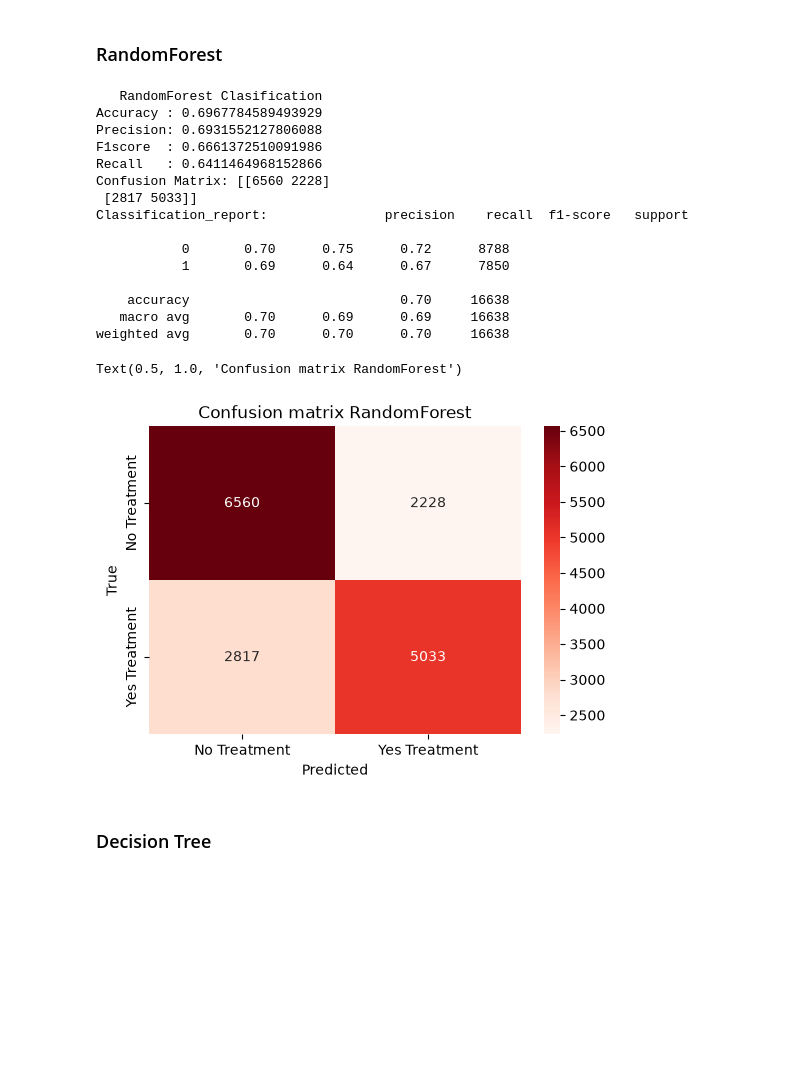
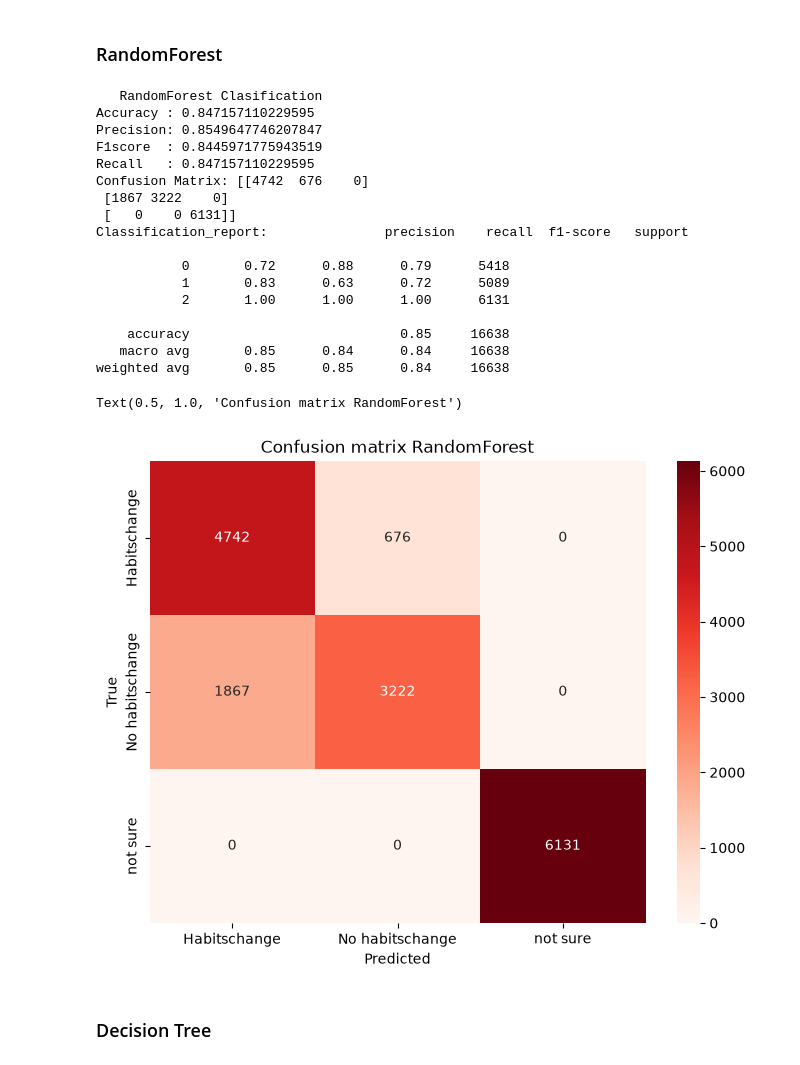
Before and after one commit to freddiekiru324/Capstone-Data-Science-Project, a Jupyter notebook: Mental_health_analysis.ipynb, the cells around one changed output. Cells and saved outputs as stored; diff of their text form; code cells hidden in the pictures; blank space fills up the shorter version.

```diff
--- a/Mental_health_analysis.ipynb
+++ b/Mental_health_analysis.ipynb
@@ -246,11 +252,11 @@ from sklearn.model_selection import train_test_split
 from sklearn.metrics import confusion_matrix,classification_report
 # %%
 #dropping the target
-X=fd.drop(columns=["Treatment"])
-y=fd["Treatment"]
+X=fd.drop(columns=["HabitsChange"])
+y=fd["HabitsChange"]
 #encoding string values to numeric
 X_encoded=pd.get_dummies(X,drop_first=True)
-y_encoded=y.map({"Yes":1,"No":0})
+y_encoded=y.map({"Yes":2,"No":1,"maybe":0})
 le=LabelEncoder()
 y_encoded=le.fit_transform(y)
 # %%
@@ -321,39 +329,41 @@ y_pred_rf=model.predict(X_test)
 # %%
 print("   RandomForest Clasification")
 print("Accuracy :",accuracy_score(y_test,y_pred_rf))
-print("Precision:",precision_score(y_test,y_pred_rf))
-print("F1score  :",f1_score(y_test,y_pred_rf))
-print("Recall   :",recall_score(y_test,y_pred_rf))
+print("Precision:",precision_score(y_test,y_pred_rf,average="weighted"))
+print("F1score  :",f1_score(y_test,y_pred_rf,average="weighted"))
+print("Recall   :",recall_score(y_test,y_pred_rf,average="weighted"))
 print("Confusion Matrix:",confusion_matrix(y_test,y_pred_rf))
 print("Classification_report:",classification_report(y_test,y_pred_rf))
 # %% [output]
    RandomForest Clasification
-Accuracy : 0.6967784589493929
-Precision: 0.6931552127806088
-F1score  : 0.6661372510091986
-Recall   : 0.6411464968152866
-Confusion Matrix: [[6560 2228]
- [2817 5033]]
+Accuracy : 0.847157110229595
+Precision: 0.8549647746207847
+F1score  : 0.8445971775943519
+Recall   : 0.847157110229595
+Confusion Matrix: [[4742  676    0]
+ [1867 3222    0]
+ [   0    0 6131]]
 Classification_report:               precision    recall  f1-score   support
 
-           0       0.70      0.75      0.72      8788
-           1       0.69      0.64      0.67      7850
+           0       0.72      0.88      0.79      5418
+           1       0.83      0.63      0.72      5089
+           2       1.00      1.00      1.00      6131
 
-    accuracy                           0.70     16638
-   macro avg       0.70      0.69      0.69     16638
-weighted avg       0.70      0.70      0.70     16638
+    accuracy                           0.85     16638
+   macro avg       0.85      0.84      0.84     16638
+weighted avg       0.85      0.85      0.84     16638
 # %%
 #plottig the confusion matrix
 cm_forest=confusion_matrix(y_test,y_pred_rf)
-labels=["No Treatment","Yes Treatment"]
-plt.figure(figsize=(6,4))
+labels=["Habitschange","No habitschange","not sure"]
+plt.figure(figsize=(8,6))
 sns.heatmap(cm_forest,annot=True,fmt="d",cmap="Reds",xticklabels=labels,yticklabels=labels)
 plt.xlabel("Predicted")
 plt.ylabel("True")
 plt.title("Confusion matrix RandomForest")
 # %% [output]
 Text(0.5, 1.0, 'Confusion matrix RandomForest')
-[figure, old version]
+[figure, new version]
 # %% [markdown]
 ### Decision Tree
 # %%
```
Also changed, not shown: parts of 6 cells of this notebook.
